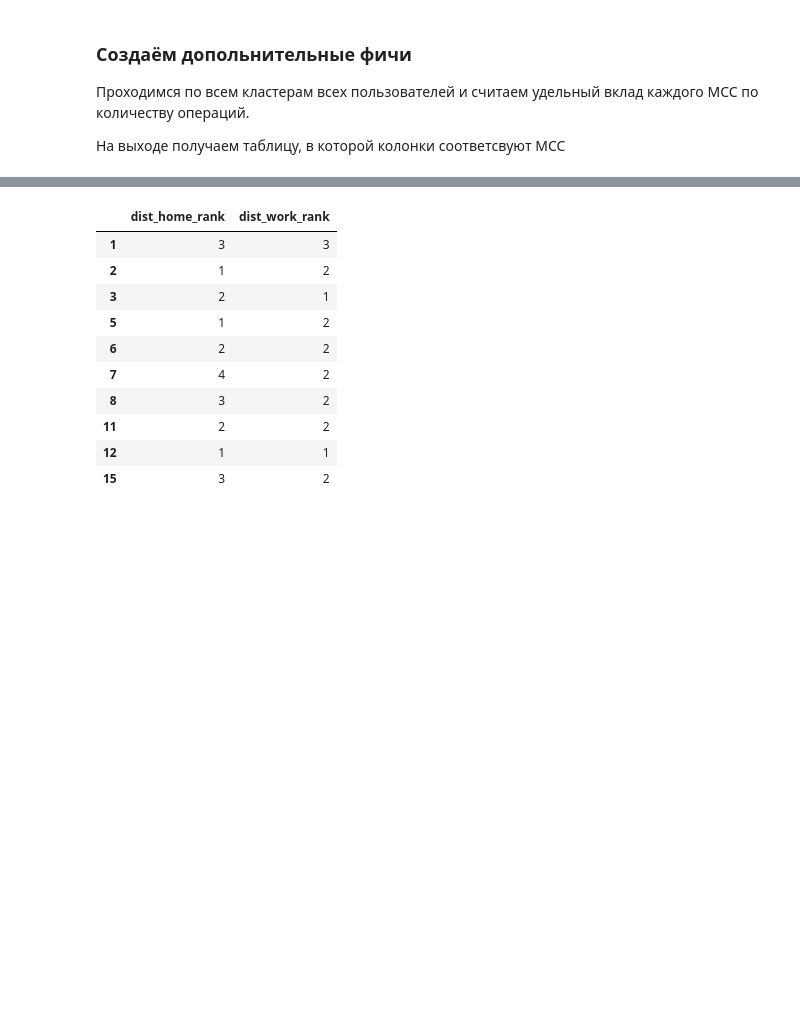
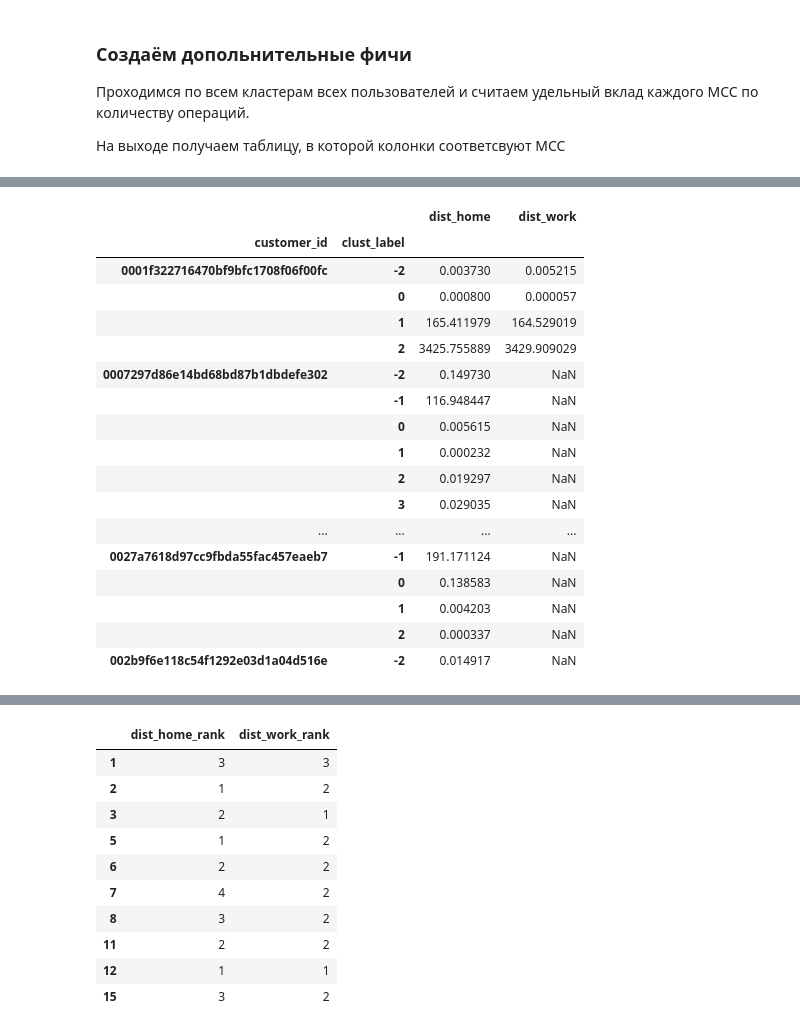
Before and after one commit to PhySci/raiffaizen, a Jupyter notebook: DBSCAN.ipynb, the cells around one changed output, grey strips where cells are left out. Drawn from its saved outputs; the diff is of its cells as text; code cells hidden in the pictures; blank space fills up the shorter version.

Commit message:
Distance metric

```diff
--- a/DBSCAN.ipynb
+++ b/DBSCAN.ipynb
@@ -196,0 +174,23 @@ p.head()
+# %%
+target_dist = get_target_distances(train_hw_pos)
+# %%
+target_dist.head(30)
+# %% [output]
+|  |  | dist_home | dist_work |
+| customer_id | clust_label |  |  |
+| 0001f322716470bf9bfc1708f06f00fc | -2 | 0.003730 | 0.005215 |
+|  | 0 | 0.000800 | 0.000057 |
+|  | 1 | 165.411979 | 164.529019 |
+|  | 2 | 3425.755889 | 3429.909029 |
+| 0007297d86e14bd68bd87b1dbdefe302 | -2 | 0.149730 | NaN |
+|  | -1 | 116.948447 | NaN |
+|  | 0 | 0.005615 | NaN |
+|  | 1 | 0.000232 | NaN |
+|  | 2 | 0.019297 | NaN |
+|  | 3 | 0.029035 | NaN |
+| ... | ... | ... | ... |
+| 0027a7618d97cc9fbda55fac457eaeb7 | -1 | 191.171124 | NaN |
+|  | 0 | 0.138583 | NaN |
+|  | 1 | 0.004203 | NaN |
+|  | 2 | 0.000337 | NaN |
+| 002b9f6e118c54f1292e03d1a04d516e | -2 | 0.014917 | NaN |
```
Also changed, not shown: parts of 13 cells of this notebook, 1 other file.
